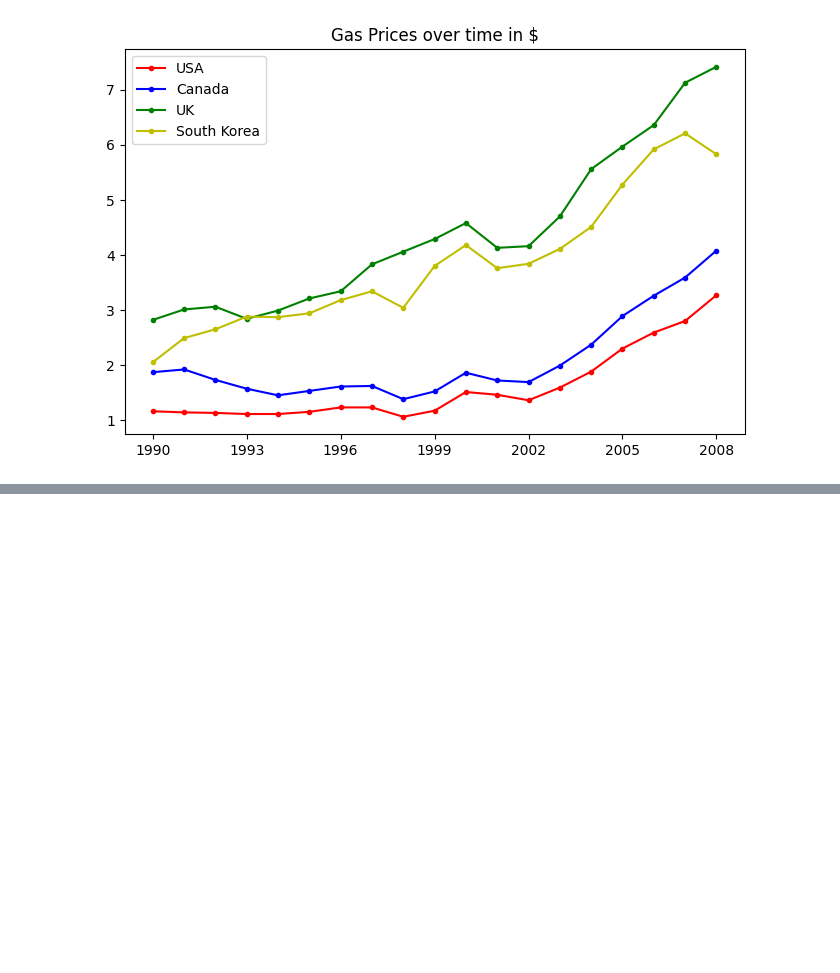
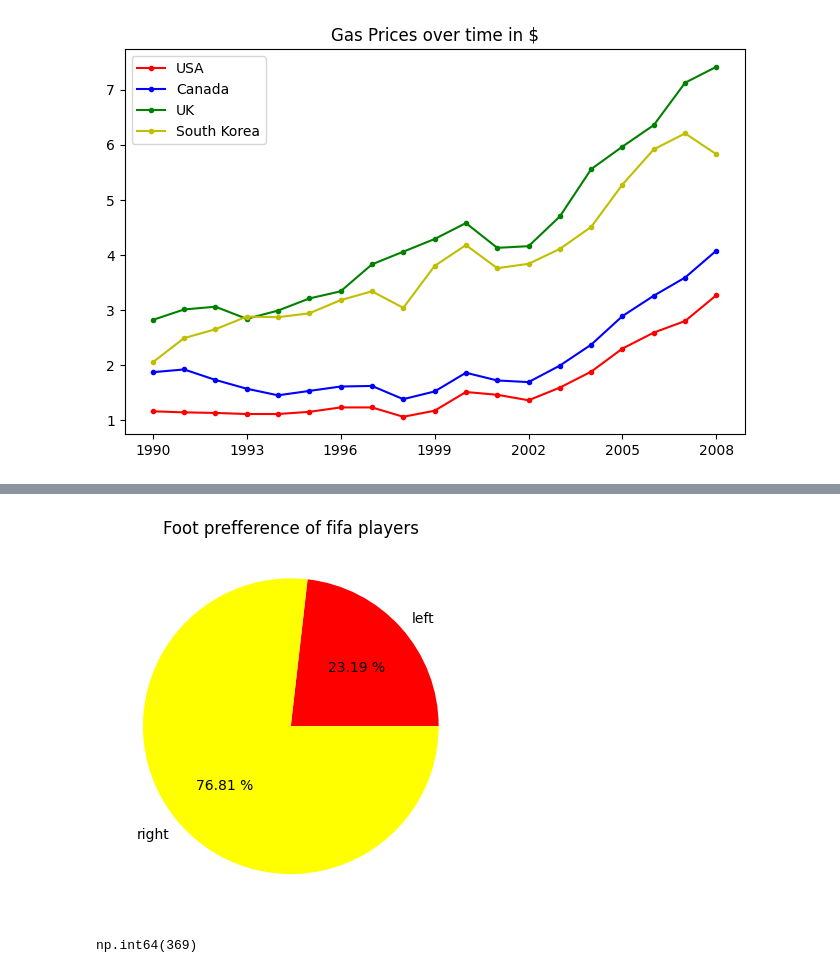
Before and after one commit to Gagansherigar/MLAlgosrfromScratch, a Jupyter notebook: Matplot.ipynb, the cells around one changed output, grey strips where cells are left out. Saved outputs shown, nothing was run; the diff lists cells and outputs as text; code cells hidden in the pictures; blank space fills up the shorter version.

```diff
--- a/Matplot.ipynb
+++ b/Matplot.ipynb
@@ -21,0 +57,23 @@ plt.show()
+# %%
+left=fifa.loc[fifa['Preferred Foot']=='Left'].count()[0]
+right=fifa.loc[fifa['Preferred Foot']=='Right'].count()[0]
+labels=['left','right']
+plt.title('Foot prefference of fifa players')
+colors=['red','yellow']
+plt.pie([left,right],labels=labels,colors=colors, autopct='%.2f %%')
+plt.show()
+# %% [output]
+[figure, added]
+# %%
+fifa.Weight=[int(x.strip('lbs') )if type(x)==str else x for x in fifa.Weight]
+
+
+light=fifa.loc[fifa.Weight<125].count()[0]
+light_medium=fifa.loc[(fifa.Weight>=125)&(fifa.Weight<150)].count()[0]
+medium=fifa[(fifa.Weight>=150)&(fifa.Weight<175)].count()[0]
+medium_heavy=fifa[(fifa.Weight>=175)&(fifa.Weight<200)].count()[0]
+heavy=fifa[(fifa.Weight>=200)].count()[0]
+
+heavy
+# %% [output]
+np.int64(369)
```
Also changed, not shown: parts of 5 cells of this notebook.
